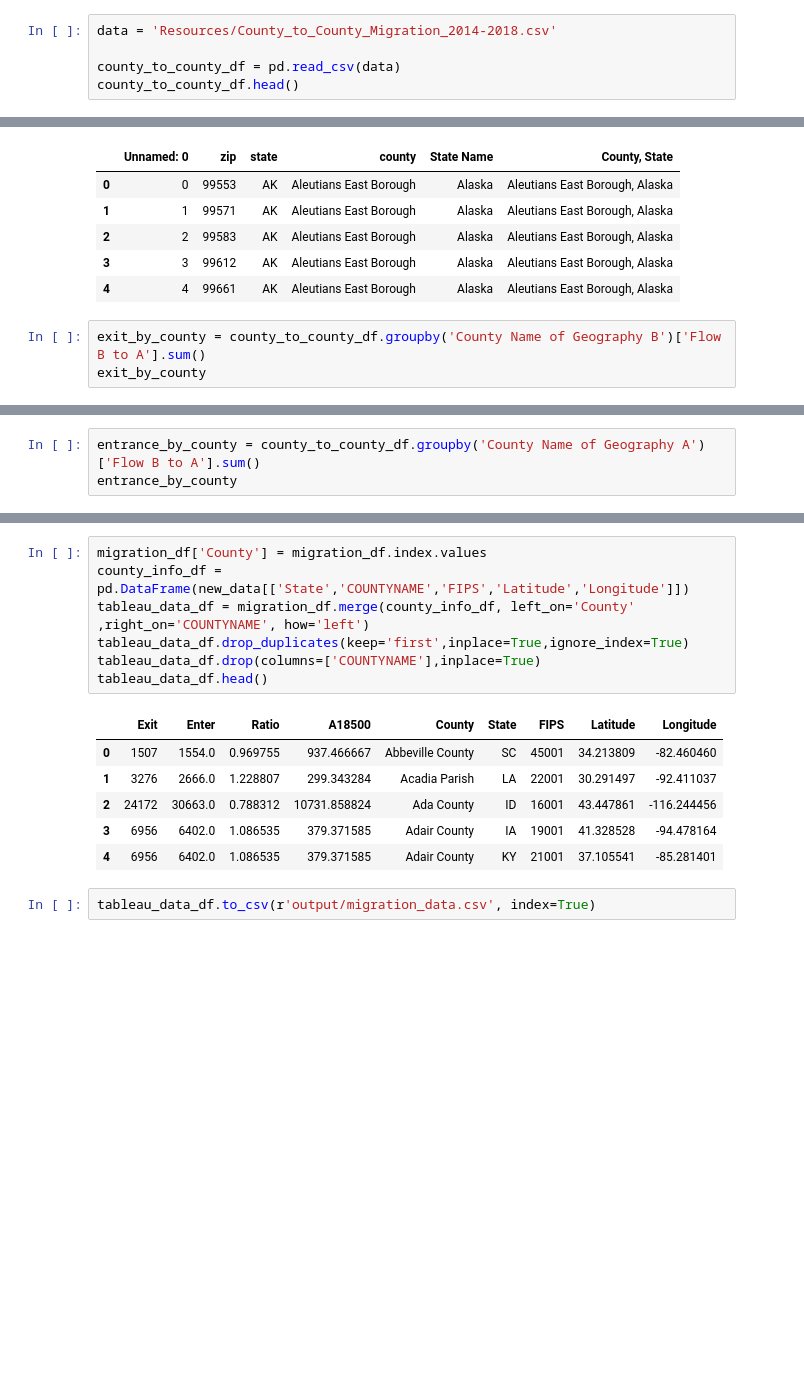
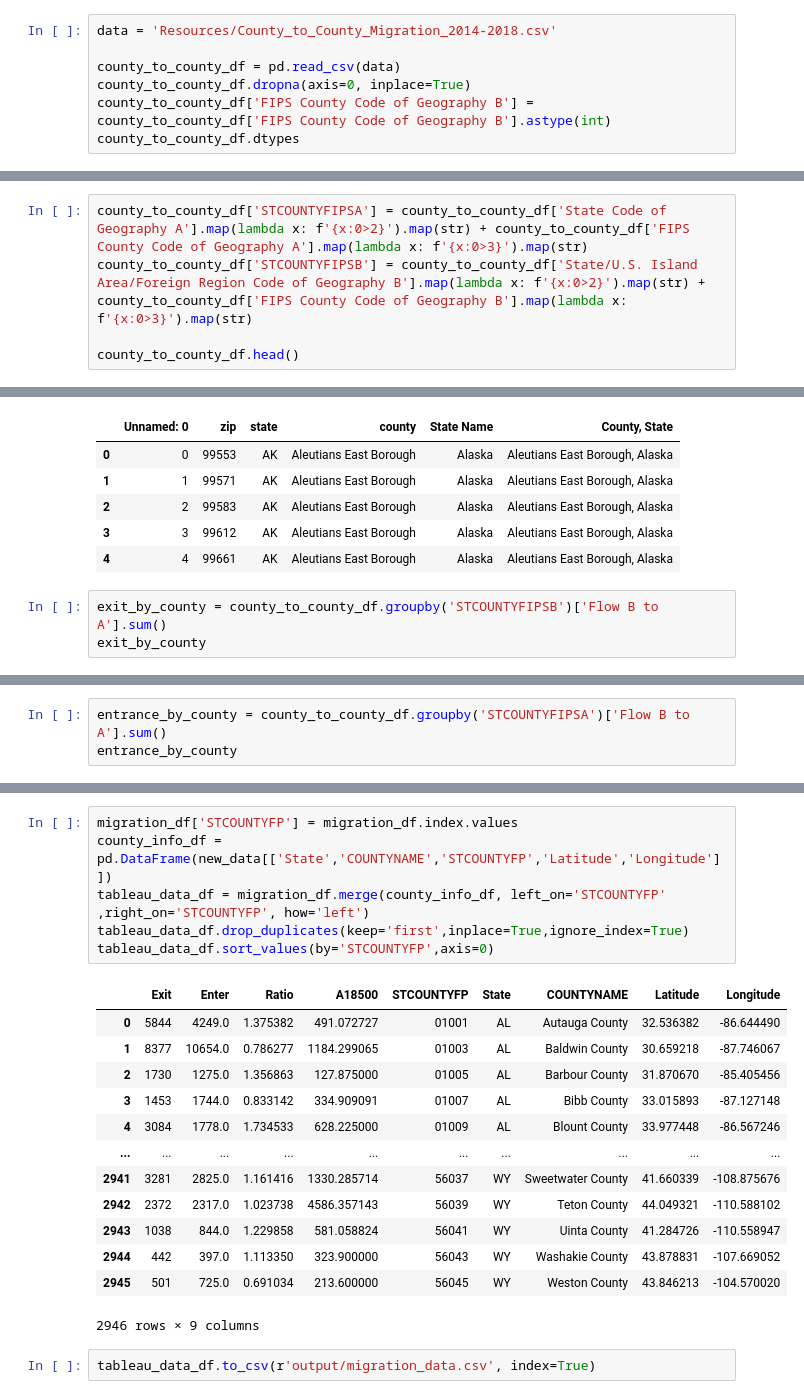
Before and after one commit to BiscuitButter/Final-Project, a Jupyter notebook: Final project Regression Data.ipynb, the cells around one changed output, grey strips where cells are left out. Drawn from its saved outputs; the diff is of its cells as text; blank space fills up the shorter version.

```diff
--- a/Final project Regression Data.ipynb
+++ b/Final project Regression Data.ipynb
@@ -148,5 +150,7 @@ irs_data_2014_to_2018_df[['year','ZIPCODE','A00200']].sort_values('year',axis=0)
 data = 'Resources/County_to_County_Migration_2014-2018.csv'
 
 county_to_county_df = pd.read_csv(data)
-county_to_county_df.head()
+county_to_county_df.dropna(axis=0, inplace=True)
+county_to_county_df['FIPS County Code of Geography B'] = county_to_county_df['FIPS County Code of Geography B'].astype(int)
+county_to_county_df.dtypes
 # %% [output]
@@ -158,0 +170,5 @@ county_to_county_df.head()
+# %%
+county_to_county_df['STCOUNTYFIPSA'] = county_to_county_df['State Code of Geography A'].map(lambda x: f'{x:0>2}').map(str) + county_to_county_df['FIPS County Code of Geography A'].map(lambda x: f'{x:0>3}').map(str)
+county_to_county_df['STCOUNTYFIPSB'] = county_to_county_df['State/U.S. Island Area/Foreign Region Code of Geography B'].map(lambda x: f'{x:0>2}').map(str) + county_to_county_df['FIPS County Code of Geography B'].map(lambda x: f'{x:0>3}').map(str)
+
+county_to_county_df.head()
@@ -193,6 +216,6 @@ zip_code_df.head()
 | 3 | 3 | 99612 | AK | Aleutians East Borough | Alaska | Aleutians East Borough, Alaska |
 | 4 | 4 | 99661 | AK | Aleutians East Borough | Alaska | Aleutians East Borough, Alaska |
 # %%
-exit_by_county = county_to_county_df.groupby('County Name of Geography B')['Flow B to A'].sum()
+exit_by_county = county_to_county_df.groupby('STCOUNTYFIPSB')['Flow B to A'].sum()
 exit_by_county
 # %% [output]
@@ -212,4 +235,4 @@ Name: Flow B to A, Length: 1954, dtype: int64
 # %%
-entrance_by_county = county_to_county_df.groupby('County Name of Geography A')['Flow B to A'].sum()
+entrance_by_county = county_to_county_df.groupby('STCOUNTYFIPSA')['Flow B to A'].sum()
 entrance_by_county
 # %% [output]
@@ -278,16 +301,22 @@ County, Exit, Enter, Ratio, Housing Cost (A18500), Latitude, Longitude
 # %%
-migration_df['County'] = migration_df.index.values
-county_info_df = pd.DataFrame(new_data[['State','COUNTYNAME','FIPS','Latitude','Longitude']])
-tableau_data_df = migration_df.merge(county_info_df, left_on='County' ,right_on='COUNTYNAME', how='left')
+migration_df['STCOUNTYFP'] = migration_df.index.values
+county_info_df = pd.DataFrame(new_data[['State','COUNTYNAME','STCOUNTYFP','Latitude','Longitude']])
+tableau_data_df = migration_df.merge(county_info_df, left_on='STCOUNTYFP' ,right_on='STCOUNTYFP', how='left')
 tableau_data_df.drop_duplicates(keep='first',inplace=True,ignore_index=True)
-tableau_data_df.drop(columns=['COUNTYNAME'],inplace=True)
-tableau_data_df.head()
+tableau_data_df.sort_values(by='STCOUNTYFP',axis=0)
 # %% [output]
-|  | Exit | Enter | Ratio | A18500 | County | State | FIPS | Latitude | Longitude |
-| 0 | 1507 | 1554.0 | 0.969755 | 937.466667 | Abbeville County | SC | 45001 | 34.213809 | -82.460460 |
-| 1 | 3276 | 2666.0 | 1.228807 | 299.343284 | Acadia Parish | LA | 22001 | 30.291497 | -92.411037 |
-| 2 | 24172 | 30663.0 | 0.788312 | 10731.858824 | Ada County | ID | 16001 | 43.447861 | -116.244456 |
-| 3 | 6956 | 6402.0 | 1.086535 | 379.371585 | Adair County | IA | 19001 | 41.328528 | -94.478164 |
-| 4 | 6956 | 6402.0 | 1.086535 | 379.371585 | Adair County | KY | 21001 | 37.105541 | -85.281401 |
+|  | Exit | Enter | Ratio | A18500 | STCOUNTYFP | State | COUNTYNAME | Latitude | Longitude |
+| 0 | 5844 | 4249.0 | 1.375382 | 491.072727 | 01001 | AL | Autauga County | 32.536382 | -86.644490 |
+| 1 | 8377 | 10654.0 | 0.786277 | 1184.299065 | 01003 | AL | Baldwin County | 30.659218 | -87.746067 |
+| 2 | 1730 | 1275.0 | 1.356863 | 127.875000 | 01005 | AL | Barbour County | 31.870670 | -85.405456 |
+| 3 | 1453 | 1744.0 | 0.833142 | 334.909091 | 01007 | AL | Bibb County | 33.015893 | -87.127148 |
+| 4 | 3084 | 1778.0 | 1.734533 | 628.225000 | 01009 | AL | Blount County | 33.977448 | -86.567246 |
+| ... | ... | ... | ... | ... | ... | ... | ... | ... | ... |
+| 2941 | 3281 | 2825.0 | 1.161416 | 1330.285714 | 56037 | WY | Sweetwater County | 41.660339 | -108.875676 |
+| 2942 | 2372 | 2317.0 | 1.023738 | 4586.357143 | 56039 | WY | Teton County | 44.049321 | -110.588102 |
+| 2943 | 1038 | 844.0 | 1.229858 | 581.058824 | 56041 | WY | Uinta County | 41.284726 | -110.558947 |
+| 2944 | 442 | 397.0 | 1.113350 | 323.900000 | 56043 | WY | Washakie County | 43.878831 | -107.669052 |
+| 2945 | 501 | 725.0 | 0.691034 | 213.600000 | 56045 | WY | Weston County | 43.846213 | -104.570020 |
+2946 rows × 9 columns
 # %%
 tableau_data_df.to_csv(r'output/migration_data.csv', index=True)
```
Also changed, not shown: parts of 11 cells of this notebook, 1 other file.
